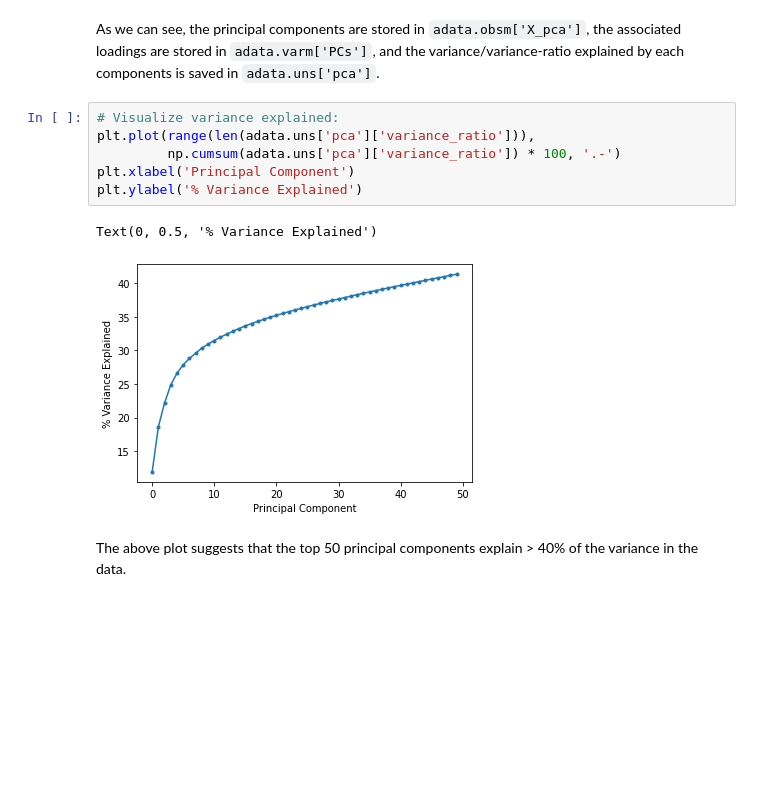
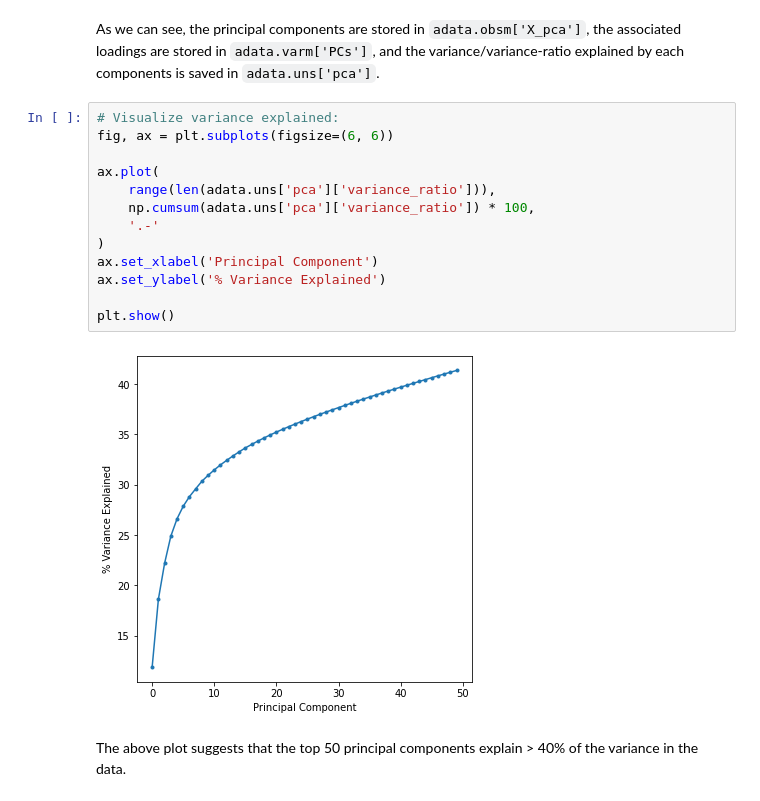
Before and after one commit to hisplan/mass-paral-param-search, a Jupyter notebook: single-cell/analysis.template.ipynb, the cells around one changed output. Cells and saved outputs as stored; diff of their text form; blank space fills up the shorter version.

```diff
--- a/single-cell/analysis.template.ipynb
+++ b/single-cell/analysis.template.ipynb
@@ -247,13 +261,19 @@ AnnData object with n_obs × n_vars = 2610 × 15199
 As we can see, the principal components are stored in `adata.obsm['X_pca']`, the associated loadings are stored in `adata.varm['PCs']`, and the variance/variance-ratio explained by each components is saved in `adata.uns['pca']`.
 # %%
 # Visualize variance explained:
-plt.plot(range(len(adata.uns['pca']['variance_ratio'])),
-         np.cumsum(adata.uns['pca']['variance_ratio']) * 100, '.-')
-plt.xlabel('Principal Component')
-plt.ylabel('% Variance Explained')
+fig, ax = plt.subplots(figsize=(6, 6))
+
+ax.plot(
+    range(len(adata.uns['pca']['variance_ratio'])),
+    np.cumsum(adata.uns['pca']['variance_ratio']) * 100,
+    '.-'
+)
+ax.set_xlabel('Principal Component')
+ax.set_ylabel('% Variance Explained')
+
+plt.show()
 # %% [output]
-Text(0, 0.5, '% Variance Explained')
-[figure, old version]
+[figure, new version]
 # %% [markdown]
 The above plot suggests that the top 50 principal components explain > 40% of the variance in the data.
 # %% [markdown]
```
Also changed, not shown: parts of 11 cells of this notebook, 1 other file.
